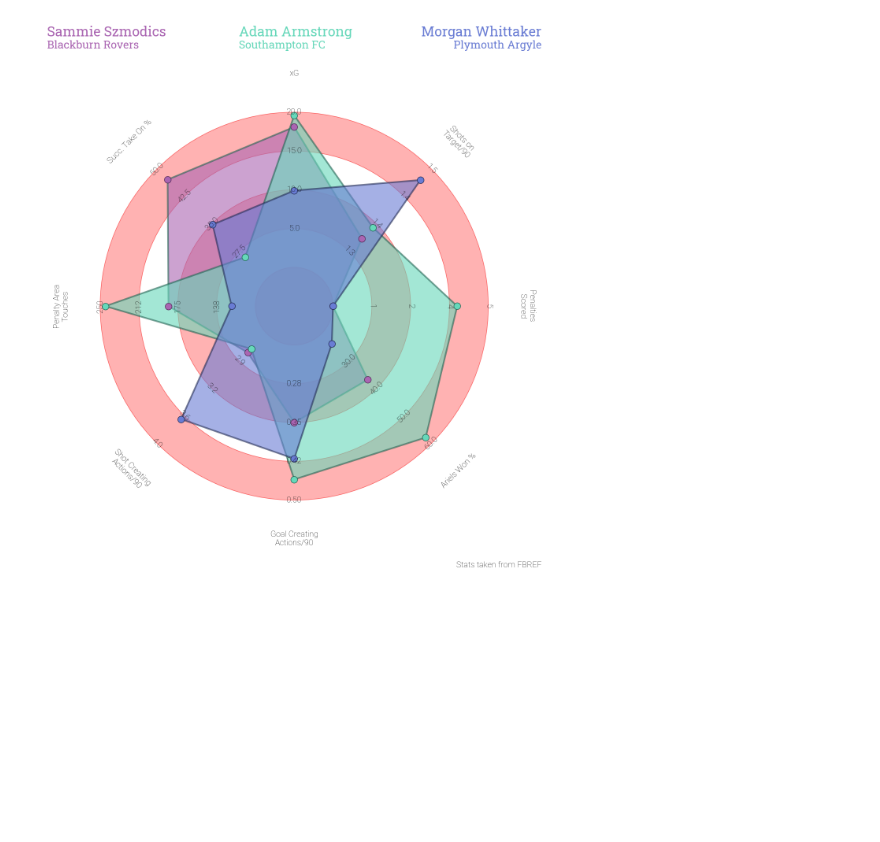
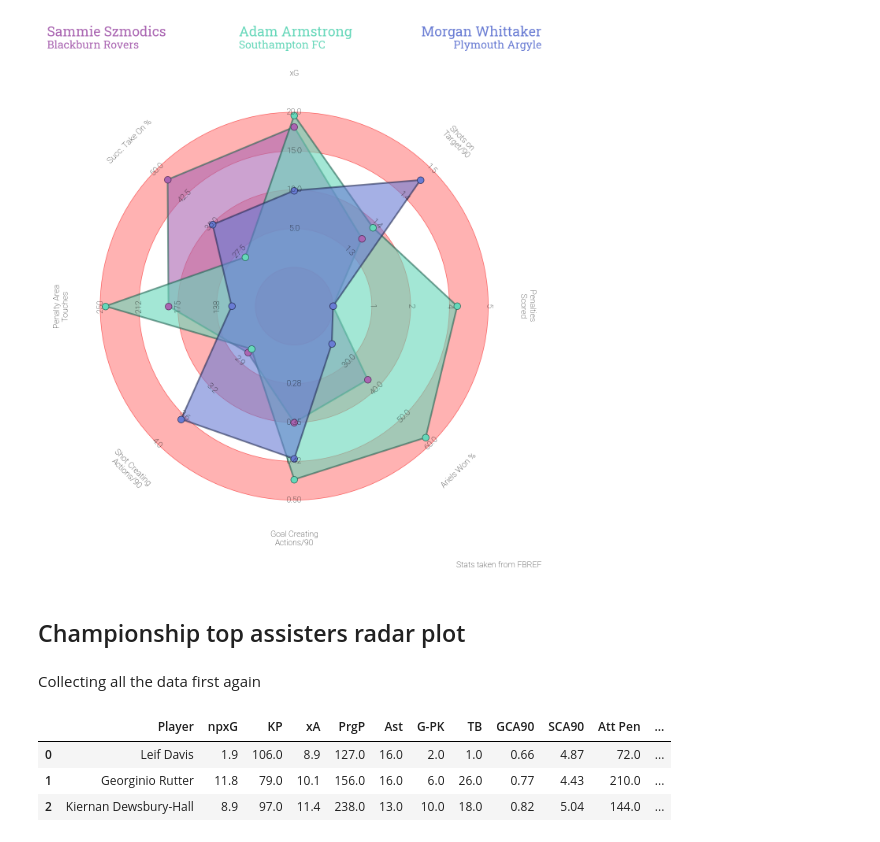
Before and after one commit to jamesdidathing/football_analysis, a Jupyter notebook: projects/championship_players_radar.ipynb, the cells around one changed output. Drawn from its saved outputs; the diff is of its cells as text; code cells hidden in the pictures; blank space fills up the shorter version.

```diff
--- a/projects/championship_players_radar.ipynb
+++ b/projects/championship_players_radar.ipynb
@@ -234,3 +234,7 @@ title4_text = axs['title'].text(0.99, 0.25, 'Plymouth Argyle', fontsize=20,
                                 ha='right', va='center', color='#697cd4')
 # %% [output]
 [figure]
+# %% [markdown]
+## Championship top assisters radar plot
+# %% [markdown]
+Collecting all the data first again
@@ -236,0 +395,13 @@ title4_text = axs['title'].text(0.99, 0.25, 'Plymouth Argyle', fontsize=20,
+# %%
+df_merged = pd.concat([goals, passes, standard, pass_type, gca, possession], axis=1)
+
+top_assisters = df_merged.nlargest(3, 'Ast')
+top_assisters = top_assisters.reset_index(drop=True)
+
+top_assisters_data = top_assisters.loc[:,~top_assisters.columns.duplicated()].copy()
+top_assisters_data
+# %% [output]
+|  | Player | npxG | KP | xA | PrgP | Ast | G-PK | TB | GCA90 | SCA90 | Att Pen | ... |
+| 0 | Leif Davis | 1.9 | 106.0 | 8.9 | 127.0 | 16.0 | 2.0 | 1.0 | 0.66 | 4.87 | 72.0 | ... |
+| 1 | Georginio Rutter | 11.8 | 79.0 | 10.1 | 156.0 | 16.0 | 6.0 | 26.0 | 0.77 | 4.43 | 210.0 | ... |
+| 2 | Kiernan Dewsbury-Hall | 8.9 | 97.0 | 11.4 | 238.0 | 13.0 | 10.0 | 18.0 | 0.82 | 5.04 | 144.0 | ... |
```
Also changed, not shown: parts of 4 cells of this notebook.
